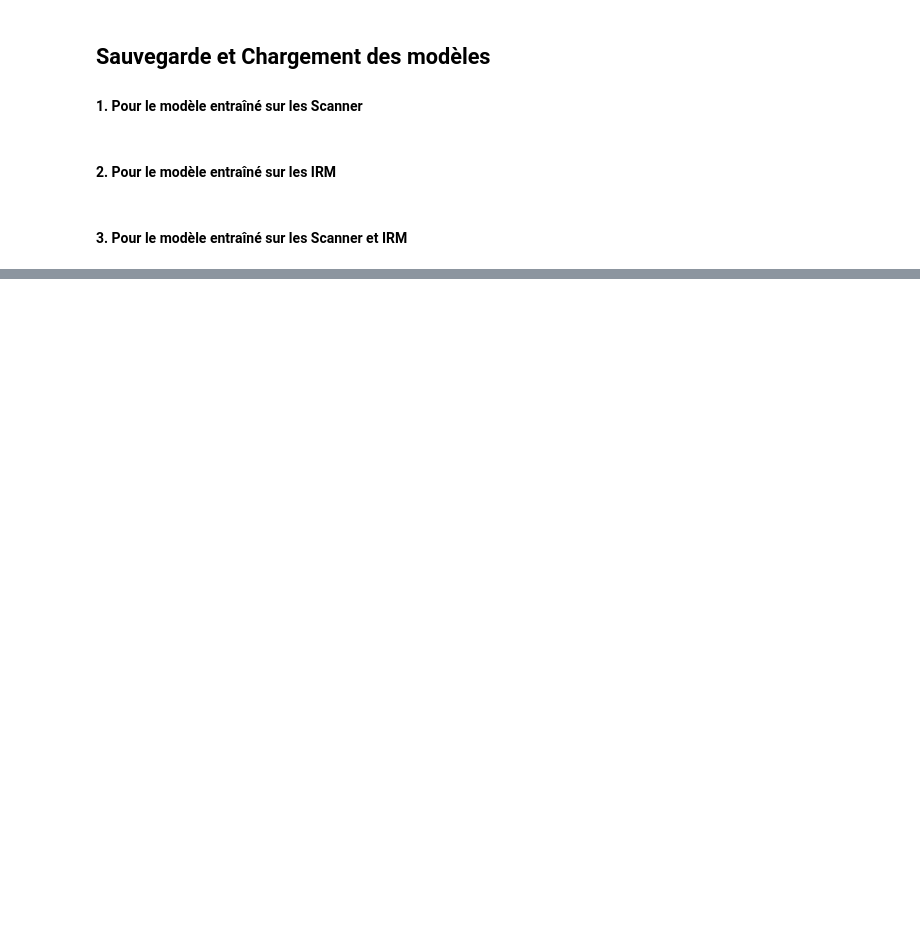
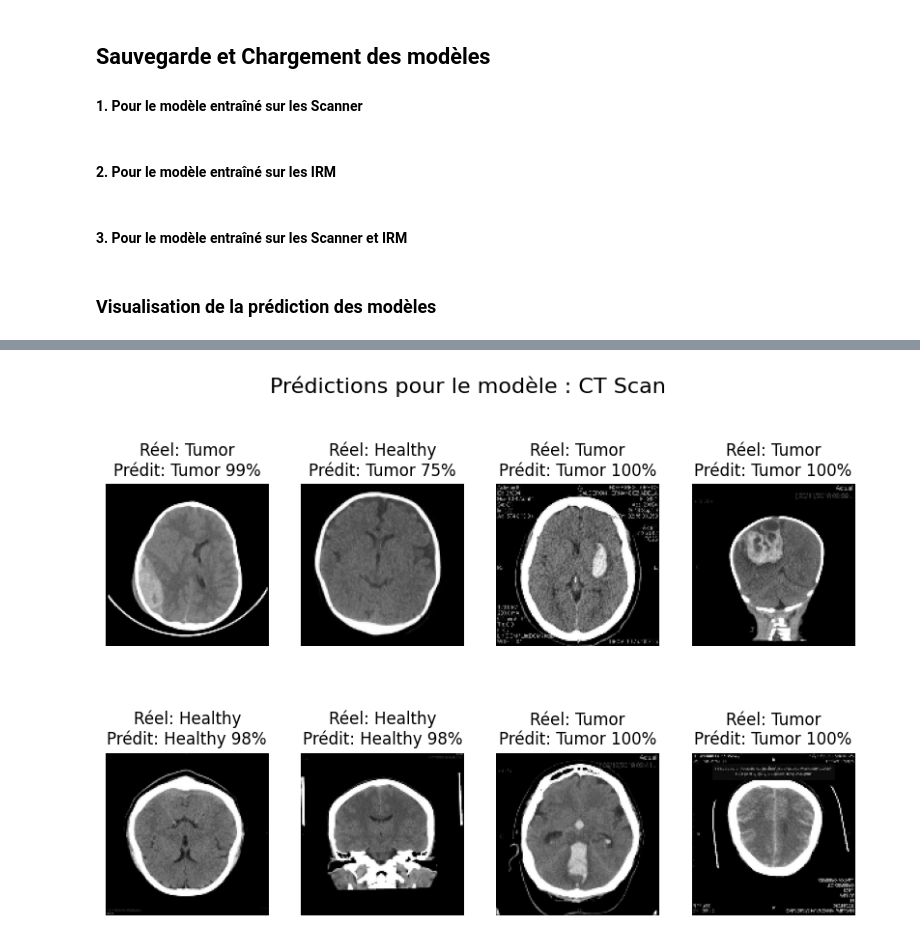
Before and after one commit to Rafifoulol/AMIS_Reseau_Neurones, a Jupyter notebook: CNN.ipynb, the cells around one changed output, grey strips where cells are left out. Cells and saved outputs as stored; diff of their text form; code cells hidden in the pictures; blank space fills up the shorter version.

```diff
--- a/CNN.ipynb
+++ b/CNN.ipynb
@@ -354,0 +356,27 @@ model_commun = keras.models.load_model('Model/cnn_commun.keras')
+# %% [markdown]
+### Visualisation de la prédiction des modèles
+# %%
+def plot_prediction(model, model_name, val_ds):
+    plt.figure(figsize=(10, 10))
+    plt.suptitle(f"Prédictions pour le modèle : {model_name}", fontsize=16)
+    plt.subplots_adjust(top=0.9)
+
+    for images, labels in val_ds.take(1):
+        predictions = model.predict(images)
+
+        for i in range(8):
+            ax = plt.subplot(3, 4, i + 1)
+            plt.imshow(images[i].numpy().astype('uint8'))
+
+            label_index = tf.argmax(labels[i]).numpy()
+            true_label = PATIENT_TYPE[label_index]
+
+            pred_index = tf.argmax(predictions[i]).numpy()
+            predicted_label = PATIENT_TYPE[pred_index]
+            plt.title(f"Réel: {true_label}\nPrédit: {predicted_label} {max(predictions[i])*100:.0f}%")
+            plt.axis('off')
+
+    plt.savefig(f"Images/{model_name}_prediction.png", dpi=300, bbox_inches='tight')
+# %%
+plot_prediction(model_ct, "CT Scan", ct_val_ds)
+# %% [output]
@@ -354,0 +385 @@ model_commun = keras.models.load_model('Model/cnn_commun.keras')
+[figure, added]
```
Also changed, not shown: parts of 13 cells of this notebook, 9 other files.
